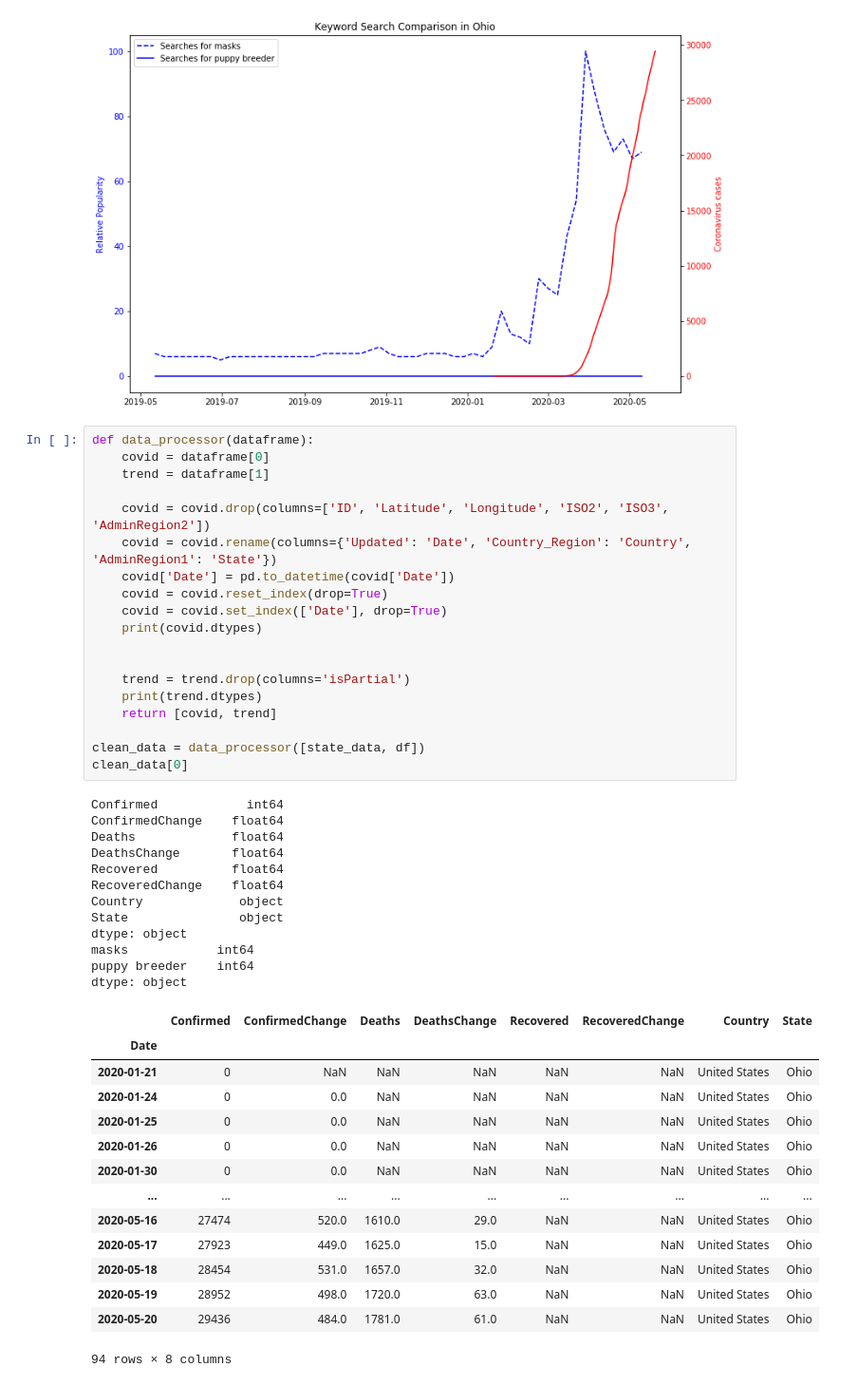
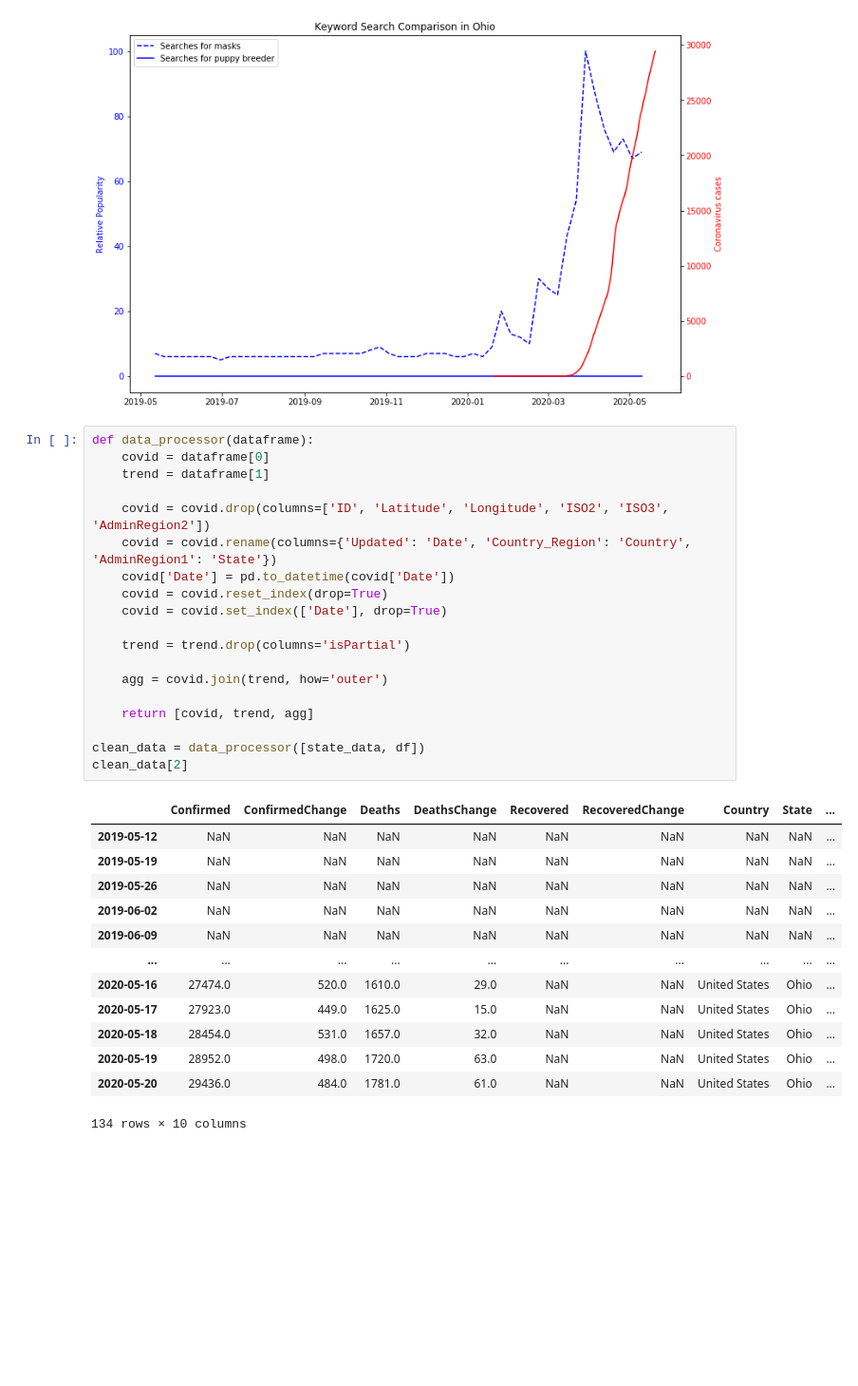
Before and after one commit to TaraWilson17/CoronavirusLifestyleImpacts, a Jupyter notebook: project_outline.ipynb, the cells around one changed output. Shown at 95% size. Saved outputs shown, nothing was run; the diff lists cells and outputs as text; blank space fills up the shorter version.

Commit message:
adding in some practice scripts for data processor

```diff
--- a/project_outline.ipynb
+++ b/project_outline.ipynb
@@ -78,46 +89,33 @@ plt.show()
 # %%
 def data_processor(dataframe):
     covid = dataframe[0]
     trend = dataframe[1]
 
     covid = covid.drop(columns=['ID', 'Latitude', 'Longitude', 'ISO2', 'ISO3', 'AdminRegion2'])
     covid = covid.rename(columns={'Updated': 'Date', 'Country_Region': 'Country', 'AdminRegion1': 'State'})
     covid['Date'] = pd.to_datetime(covid['Date'])
     covid = covid.reset_index(drop=True)
     covid = covid.set_index(['Date'], drop=True)
-    print(covid.dtypes)
-
 
     trend = trend.drop(columns='isPartial')
-    print(trend.dtypes)
-    return [covid, trend]
+
+    agg = covid.join(trend, how='outer')
+
+    return [covid, trend, agg]
 
 clean_data = data_processor([state_data, df])
-clean_data[0]
+clean_data[2]
 # %% [output]
+|  | Confirmed | ConfirmedChange | Deaths | DeathsChange | Recovered | RecoveredChange | Country | State | ... |
+| 2019-05-12 | NaN | NaN | NaN | NaN | NaN | NaN | NaN | NaN | ... |
+| 2019-05-19 | NaN | NaN | NaN | NaN | NaN | NaN | NaN | NaN | ... |
+| 2019-05-26 | NaN | NaN | NaN | NaN | NaN | NaN | NaN | NaN | ... |
+| 2019-06-02 | NaN | NaN | NaN | NaN | NaN | NaN | NaN | NaN | ... |
+| 2019-06-09 | NaN | NaN | NaN | NaN | NaN | NaN | NaN | NaN | ... |
+| ... | ... | ... | ... | ... | ... | ... | ... | ... | ... |
+| 2020-05-16 | 27474.0 | 520.0 | 1610.0 | 29.0 | NaN | NaN | United States | Ohio | ... |
+| 2020-05-17 | 27923.0 | 449.0 | 1625.0 | 15.0 | NaN | NaN | United States | Ohio | ... |
+| 2020-05-18 | 28454.0 | 531.0 | 1657.0 | 32.0 | NaN | NaN | United States | Ohio | ... |
+| 2020-05-19 | 28952.0 | 498.0 | 1720.0 | 63.0 | NaN | NaN | United States | Ohio | ... |
+| 2020-05-20 | 29436.0 | 484.0 | 1781.0 | 61.0 | NaN | NaN | United States | Ohio | ... |
-Confirmed            int64
-ConfirmedChange    float64
-Deaths             float64
-DeathsChange       float64
-Recovered          float64
-RecoveredChange    float64
-Country             object
-State               object
-dtype: object
-masks            int64
-puppy breeder    int64
-dtype: object
+134 rows × 10 columns
-|  | Confirmed | ConfirmedChange | Deaths | DeathsChange | Recovered | RecoveredChange | Country | State |
-| Date |  |  |  |  |  |  |  |  |
-| 2020-01-21 | 0 | NaN | NaN | NaN | NaN | NaN | United States | Ohio |
-| 2020-01-24 | 0 | 0.0 | NaN | NaN | NaN | NaN | United States | Ohio |
-| 2020-01-25 | 0 | 0.0 | NaN | NaN | NaN | NaN | United States | Ohio |
-| 2020-01-26 | 0 | 0.0 | NaN | NaN | NaN | NaN | United States | Ohio |
-| 2020-01-30 | 0 | 0.0 | NaN | NaN | NaN | NaN | United States | Ohio |
-| ... | ... | ... | ... | ... | ... | ... | ... | ... |
-| 2020-05-16 | 27474 | 520.0 | 1610.0 | 29.0 | NaN | NaN | United States | Ohio |
-| 2020-05-17 | 27923 | 449.0 | 1625.0 | 15.0 | NaN | NaN | United States | Ohio |
-| 2020-05-18 | 28454 | 531.0 | 1657.0 | 32.0 | NaN | NaN | United States | Ohio |
-| 2020-05-19 | 28952 | 498.0 | 1720.0 | 63.0 | NaN | NaN | United States | Ohio |
-| 2020-05-20 | 29436 | 484.0 | 1781.0 | 61.0 | NaN | NaN | United States | Ohio |
-94 rows × 8 columns
```
Also changed, not shown: parts of 3 cells of this notebook, 2 other files.
